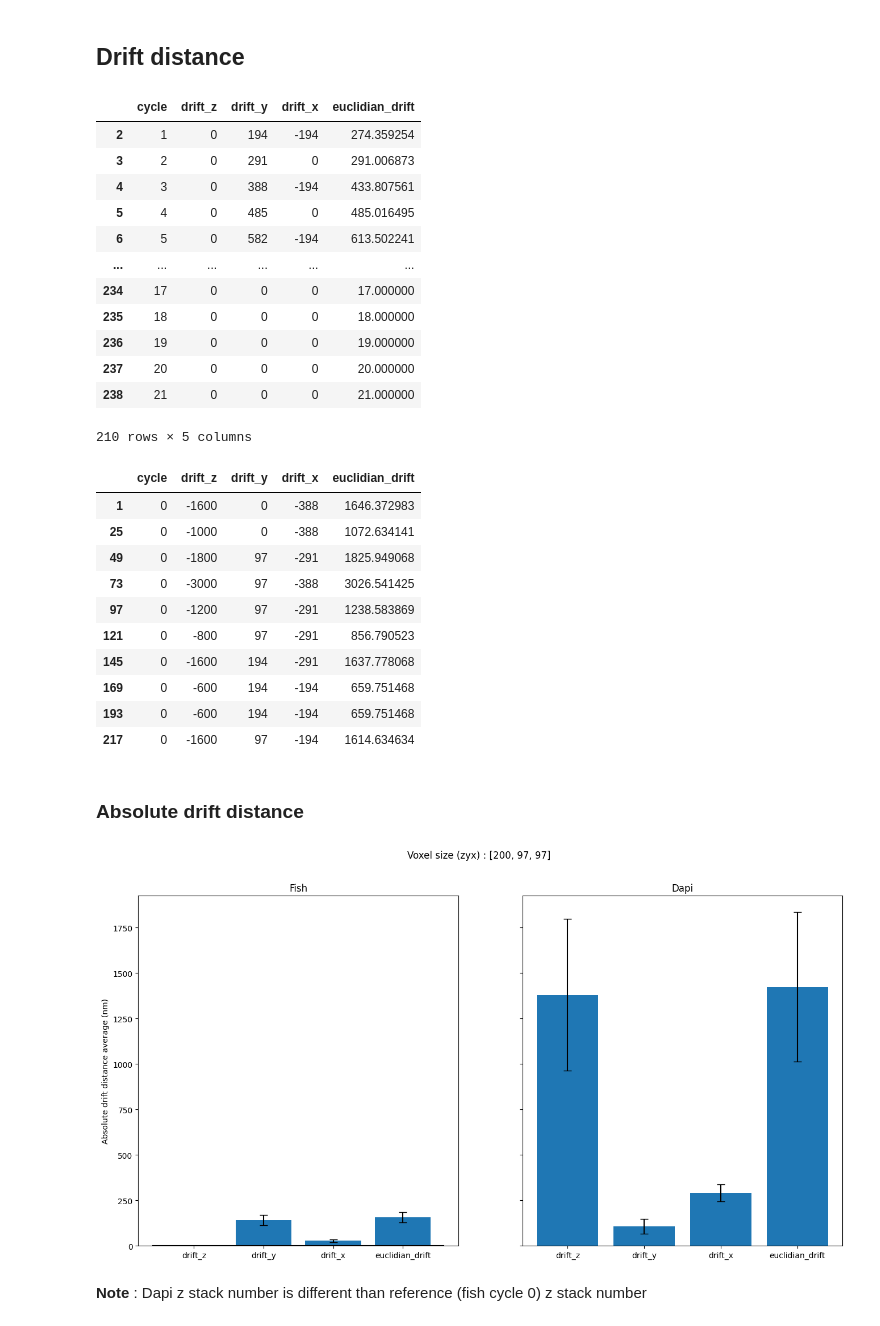
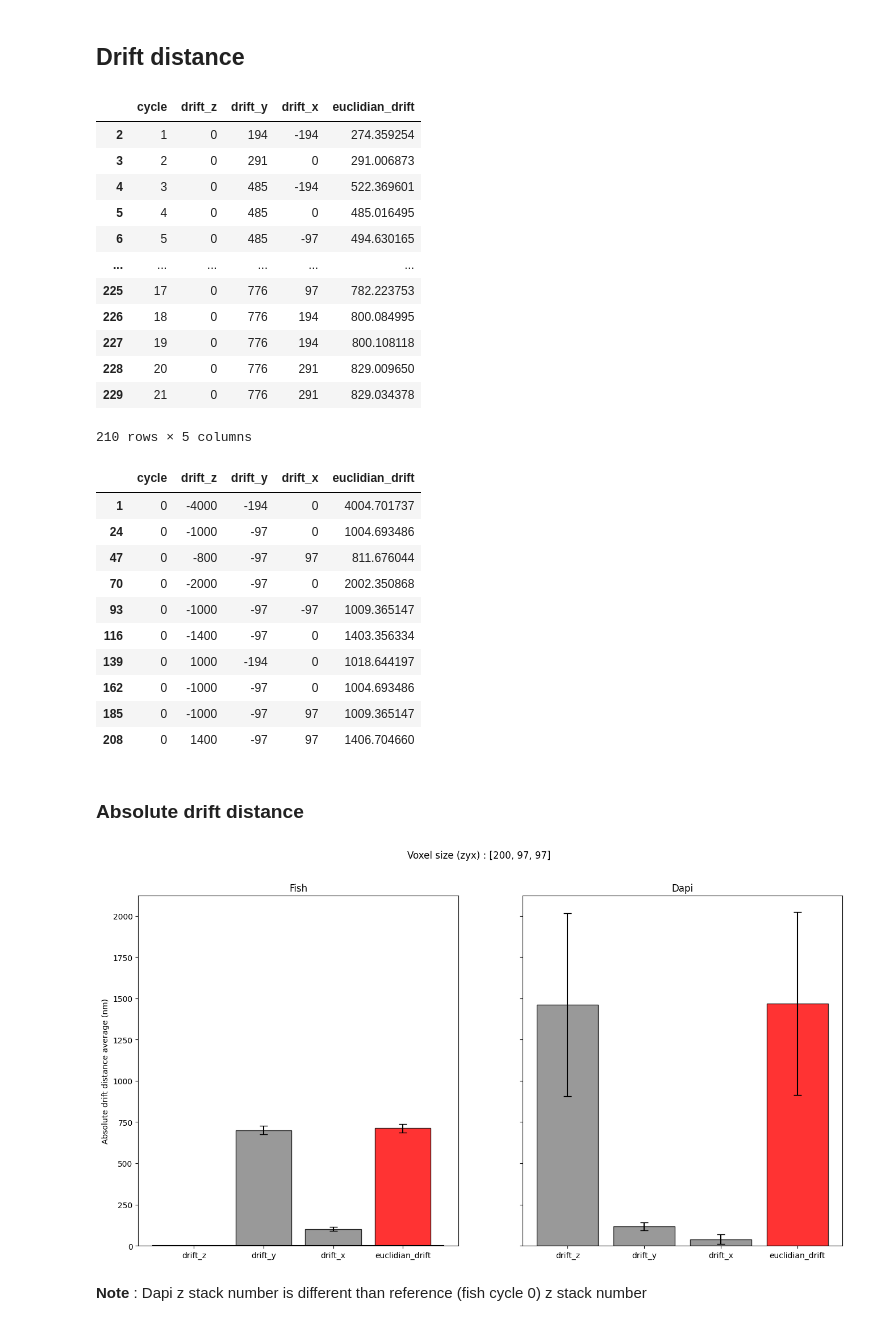
Before and after one commit to 2Echoes/Sequential_Fish, a Jupyter notebook: analysis/testing_notebooks/drift_statistics.ipynb, the cells around one changed output. Saved outputs shown, nothing was run; the diff lists cells and outputs as text; code cells hidden in the pictures.

```diff
--- a/analysis/testing_notebooks/drift_statistics.ipynb
+++ b/analysis/testing_notebooks/drift_statistics.ipynb
@@ -8,7 +8,8 @@ import matplotlib.patches as p
 import os
 
 
-RUN_PATH = "/mnt/ssd/SSD_floricslimani/Fish_seq/Davide/2024-10-09 - SeqFISH_Run10 - HeLa-Puro_POLR2"
+# RUN_PATH = "/mnt/ssd/SSD_floricslimani/Fish_seq/Davide/2024-10-09 - SeqFISH_Run10 - HeLa-Puro_POLR2"
+RUN_PATH = "/mnt/ssd/SSD_floricslimani/Fish_seq/Davide/2024-10-02 - SeqFISH_Run9 - HeLa _POLR2"
 
 OUTPUT_PATH = RUN_PATH + "/analysis/density/"
 os.makedirs(OUTPUT_PATH, exist_ok=True)
@@ -153,15 +152,15 @@ fish_drift
 |  | cycle | drift_z | drift_y | drift_x | euclidian_drift |
 | 2 | 1 | 0 | 194 | -194 | 274.359254 |
 | 3 | 2 | 0 | 291 | 0 | 291.006873 |
-| 4 | 3 | 0 | 388 | -194 | 433.807561 |
+| 4 | 3 | 0 | 485 | -194 | 522.369601 |
 | 5 | 4 | 0 | 485 | 0 | 485.016495 |
-| 6 | 5 | 0 | 582 | -194 | 613.502241 |
+| 6 | 5 | 0 | 485 | -97 | 494.630165 |
 | ... | ... | ... | ... | ... | ... |
-| 234 | 17 | 0 | 0 | 0 | 17.000000 |
-| 235 | 18 | 0 | 0 | 0 | 18.000000 |
-| 236 | 19 | 0 | 0 | 0 | 19.000000 |
-| 237 | 20 | 0 | 0 | 0 | 20.000000 |
-| 238 | 21 | 0 | 0 | 0 | 21.000000 |
+| 225 | 17 | 0 | 776 | 97 | 782.223753 |
+| 226 | 18 | 0 | 776 | 194 | 800.084995 |
+| 227 | 19 | 0 | 776 | 194 | 800.108118 |
+| 228 | 20 | 0 | 776 | 291 | 829.009650 |
+| 229 | 21 | 0 | 776 | 291 | 829.034378 |
 210 rows × 5 columns
 # %%
 dapi_drift = Drift.loc[(~Drift['error'].isna()) & (Drift['drift_type'] == 'dapi')].loc[:,['cycle','drift_z', 'drift_y', 'drift_x']]
@@ -169,16 +168,16 @@ dapi_drift = compute_euclidian_drift(dapi_drift, VOXEL_SIZE)
 dapi_drift
 # %% [output]
 |  | cycle | drift_z | drift_y | drift_x | euclidian_drift |
-| 1 | 0 | -1600 | 0 | -388 | 1646.372983 |
-| 25 | 0 | -1000 | 0 | -388 | 1072.634141 |
-| 49 | 0 | -1800 | 97 | -291 | 1825.949068 |
-| 73 | 0 | -3000 | 97 | -388 | 3026.541425 |
-| 97 | 0 | -1200 | 97 | -291 | 1238.583869 |
-| 121 | 0 | -800 | 97 | -291 | 856.790523 |
-| 145 | 0 | -1600 | 194 | -291 | 1637.778068 |
-| 169 | 0 | -600 | 194 | -194 | 659.751468 |
-| 193 | 0 | -600 | 194 | -194 | 659.751468 |
-| 217 | 0 | -1600 | 97 | -194 | 1614.634634 |
+| 1 | 0 | -4000 | -194 | 0 | 4004.701737 |
+| 24 | 0 | -1000 | -97 | 0 | 1004.693486 |
+| 47 | 0 | -800 | -97 | 97 | 811.676044 |
+| 70 | 0 | -2000 | -97 | 0 | 2002.350868 |
+| 93 | 0 | -1000 | -97 | -97 | 1009.365147 |
+| 116 | 0 | -1400 | -97 | 0 | 1403.356334 |
+| 139 | 0 | 1000 | -194 | 0 | 1018.644197 |
+| 162 | 0 | -1000 | -97 | 0 | 1004.693486 |
+| 185 | 0 | -1000 | -97 | 97 | 1009.365147 |
+| 208 | 0 | 1400 | -97 | 97 | 1406.704660 |
 # %% [markdown]
 ### Absolute drift distance
 # %%
@@ -187,36 +186,56 @@ T_score = 1.833 #90% confidence interval; n = 10
 # %%
 fig, axes = plt.subplots(1,2, figsize=(16,8), sharey=True)
 fish, dapi = axes
 
 fish_data = fish_drift.drop(columns='cycle')
 dapi_data = dapi_drift.drop(columns='cycle')
 
 fish_mean = fish_data.apply(np.abs).mean(axis=0)
 
 fish_std = fish_data.apply(np.abs).std(axis=0)
 fish_count = fish_data.count(axis=0)
 confidence_interval = (T_score*fish_std) / fish_count.apply(np.sqrt)
 
-fish.bar(fish_mean.index, fish_mean, yerr=confidence_interval, capsize=5)
+colors = ['gray', 'gray', 'gray', 'red']
+
+fish.bar(
+    fish_mean.index,
+    fish_mean,
+    yerr=confidence_interval,
+    capsize=5,
+    color=colors,
+    alpha=0.8,
+    edgecolor='black'
+    )
+
 xmin,xmax,ymin,ymax = fish.axis()
 fish.plot([xmin,xmax], [0,0],'k')
 fish.set_title('Fish')
 fish.set_ylabel('Absolute drift distance average (nm)')
 
 dapi_mean = dapi_data.apply(np.abs).mean(axis=0)
 dapi_std = dapi_data.apply(np.abs).std(axis=0)
 dapi_count = dapi_data.count(axis=0)
 confidence_interval = (T_score*dapi_std) / dapi_count.apply(np.sqrt)
 
-dapi.bar(dapi_mean.index, dapi_mean, yerr=confidence_interval, capsize=5)
+dapi.bar(
+    dapi_mean.index,
+    dapi_mean,
+    yerr=confidence_interval,
+    capsize=5,
+    color=colors,
+    alpha=0.8,
+    edgecolor='black'
+    )
+
 xmin,xmax,ymin,ymax = dapi.axis()
 dapi.set_title('Dapi')
 
 fig.suptitle(f"Voxel size (zyx) : {VOXEL_SIZE}")
 
 plt.show()
 # %% [output]
-[figure, old version]
+[figure, new version]
 # %% [markdown]
 **Note** : Dapi z stack number is different than reference (fish cycle 0) z stack number
 # %% [markdown]
```
Also changed, not shown: parts of 7 cells of this notebook, 8 other files.
